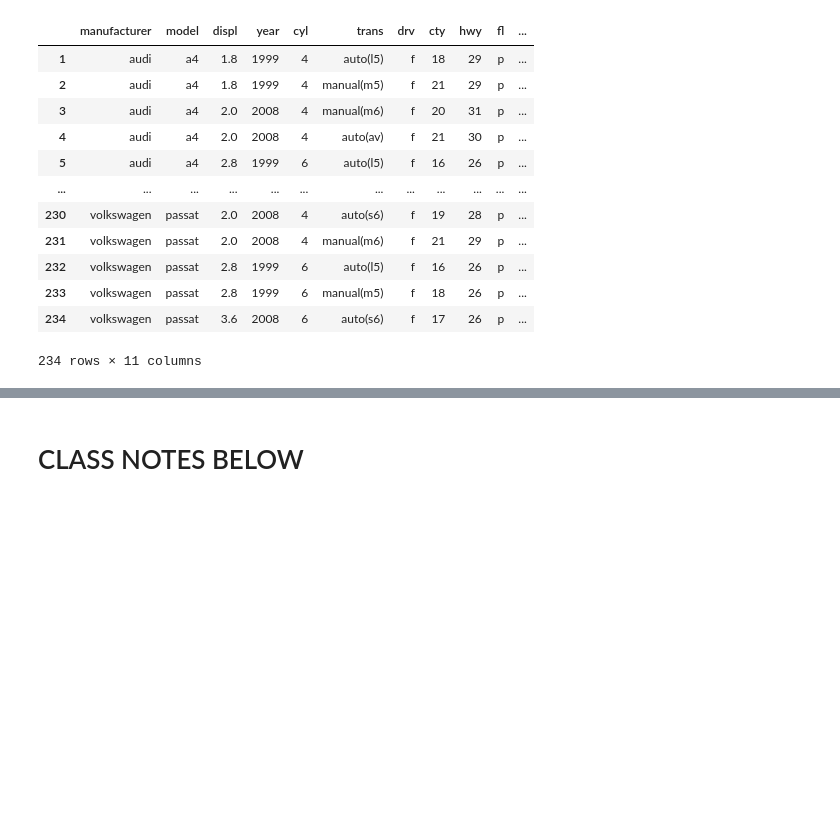
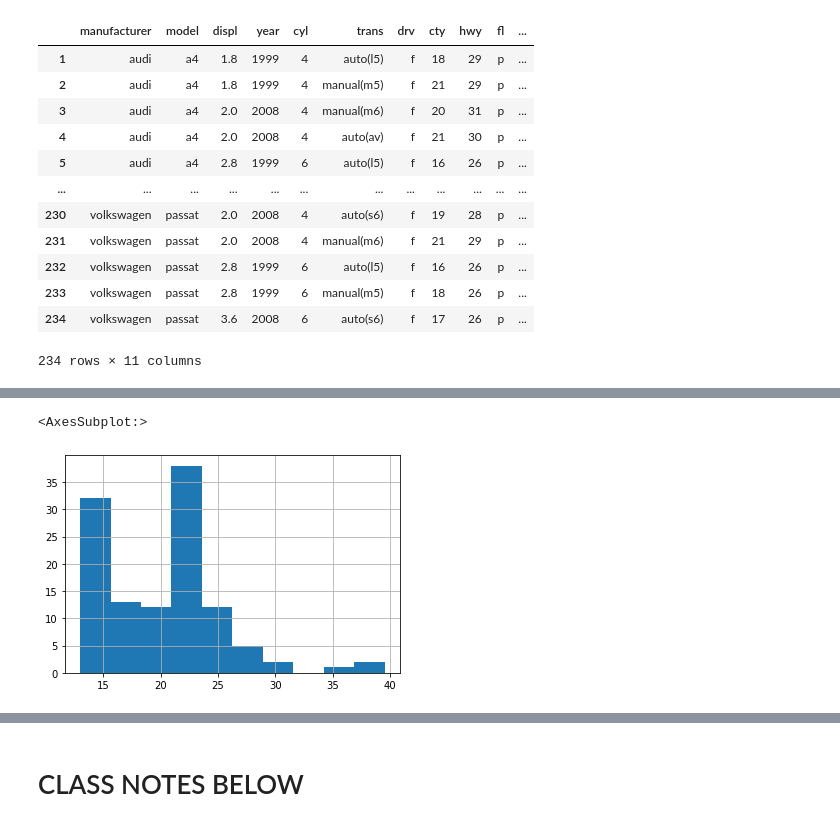
Before and after one commit to stephenkipkurui/statistics-exercises, a Jupyter notebook: hypothesis_testing.ipynb, the cells around one changed output, grey strips where cells are left out. Cells and saved outputs as stored; diff of their text form; code cells hidden in the pictures; blank space fills up the shorter version.

```diff
--- a/hypothesis_testing.ipynb
+++ b/hypothesis_testing.ipynb
@@ -587,0 +302,7 @@ Alternative Hypothesis (1-tail, a is significantly larger than b)------- Ha: μa
+# %%
+# 1999 mpg_model
+
+mpg_model_99.hist()
+# %% [output]
+<AxesSubplot:>
+[figure, added]
```
Also changed, not shown: parts of 51 cells of this notebook.
